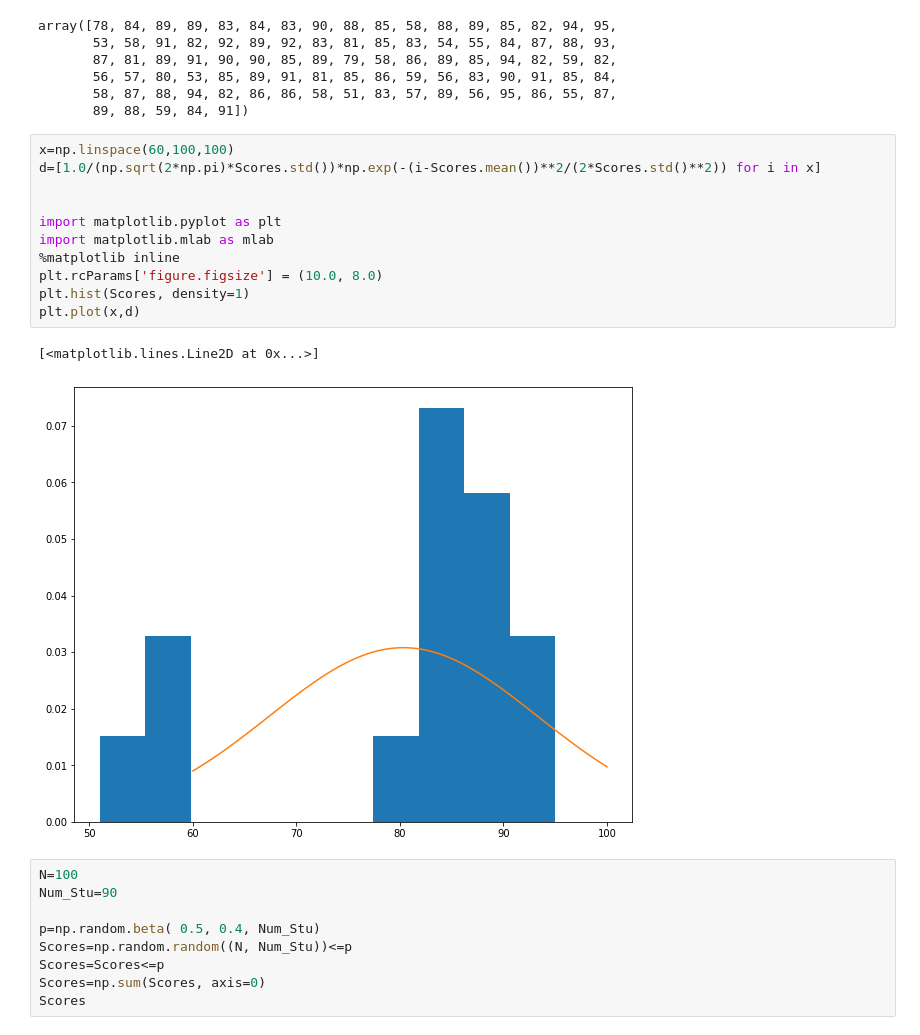
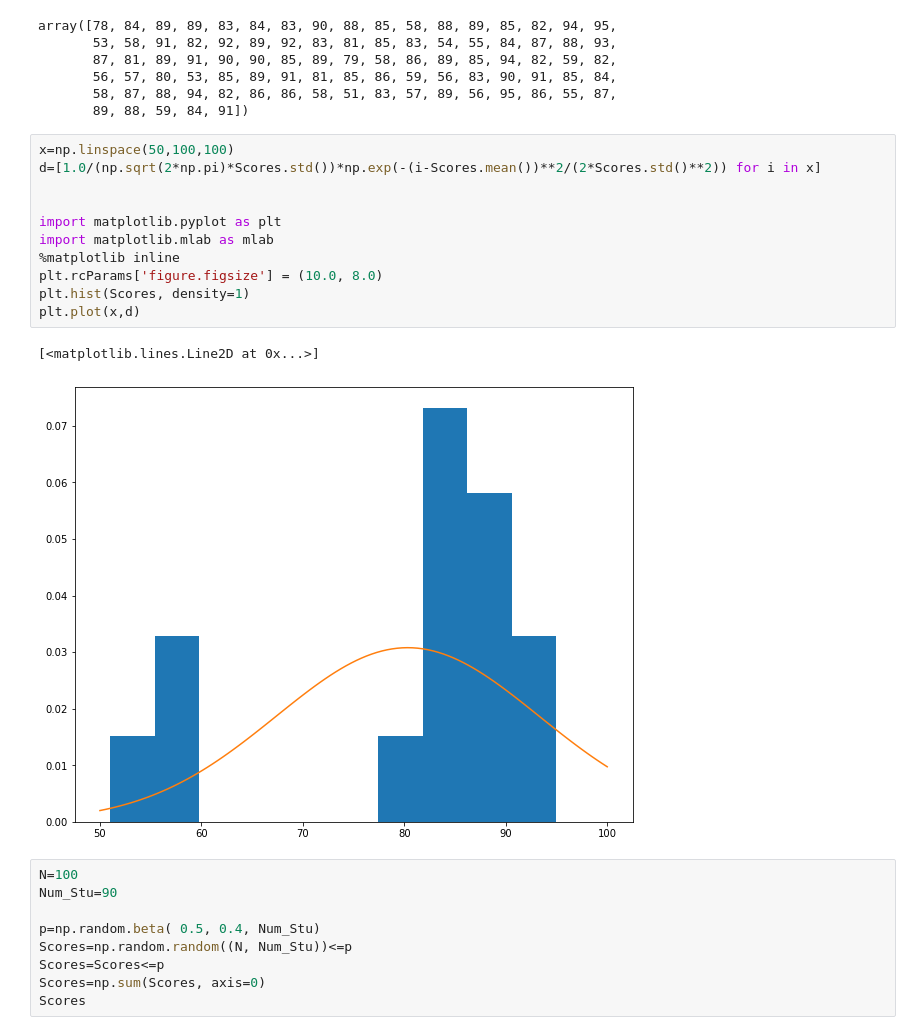
Before and after one commit to sijichun/ZhiHuAnswer, a Jupyter notebook: Score_Normal.ipynb, the cells around one changed output. Drawn from its saved outputs; the diff is of its cells as text.

```diff
--- a/Score_Normal.ipynb
+++ b/Score_Normal.ipynb
@@ -50,19 +50,19 @@ array([78, 84, 89, 89, 83, 84, 83, 90, 88, 85, 58, 88, 89, 85, 82, 94, 95,
        58, 87, 88, 94, 82, 86, 86, 58, 51, 83, 57, 89, 56, 95, 86, 55, 87,
        89, 88, 59, 84, 91])
 # %%
-x=np.linspace(60,100,100)
+x=np.linspace(50,100,100)
 d=[1.0/(np.sqrt(2*np.pi)*Scores.std())*np.exp(-(i-Scores.mean())**2/(2*Scores.std()**2)) for i in x]
 
 
 import matplotlib.pyplot as plt
 import matplotlib.mlab as mlab
 %matplotlib inline
 plt.rcParams['figure.figsize'] = (10.0, 8.0)
 plt.hist(Scores, density=1)
 plt.plot(x,d)
 # %% [output]
 [<matplotlib.lines.Line2D at 0x...>]
-[figure, old version]
+[figure, new version]
 # %%
 N=100
 Num_Stu=90
```
Also changed, not shown: parts of 2 cells of this notebook.
